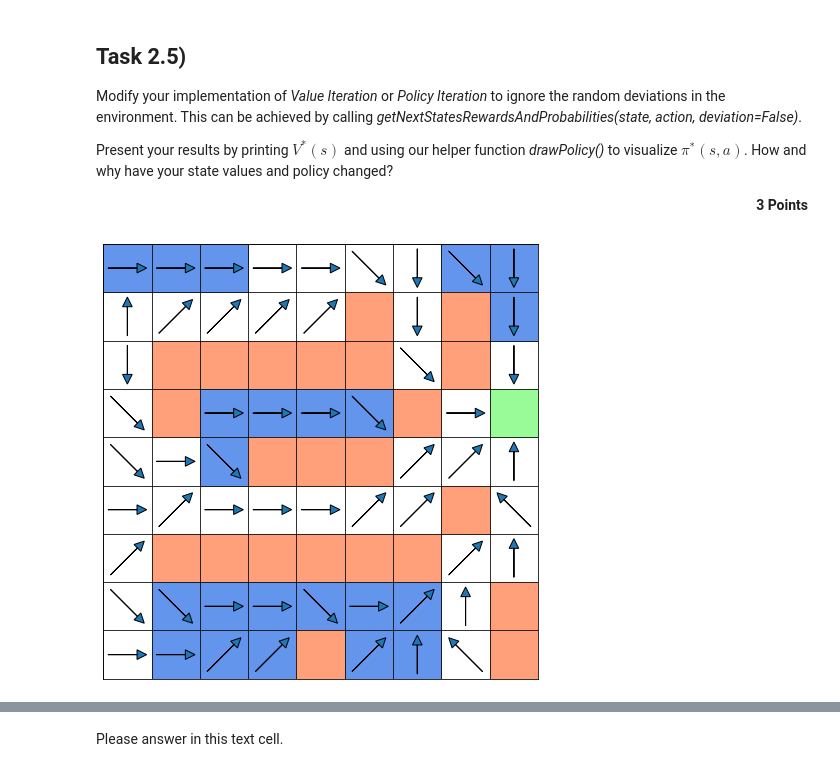
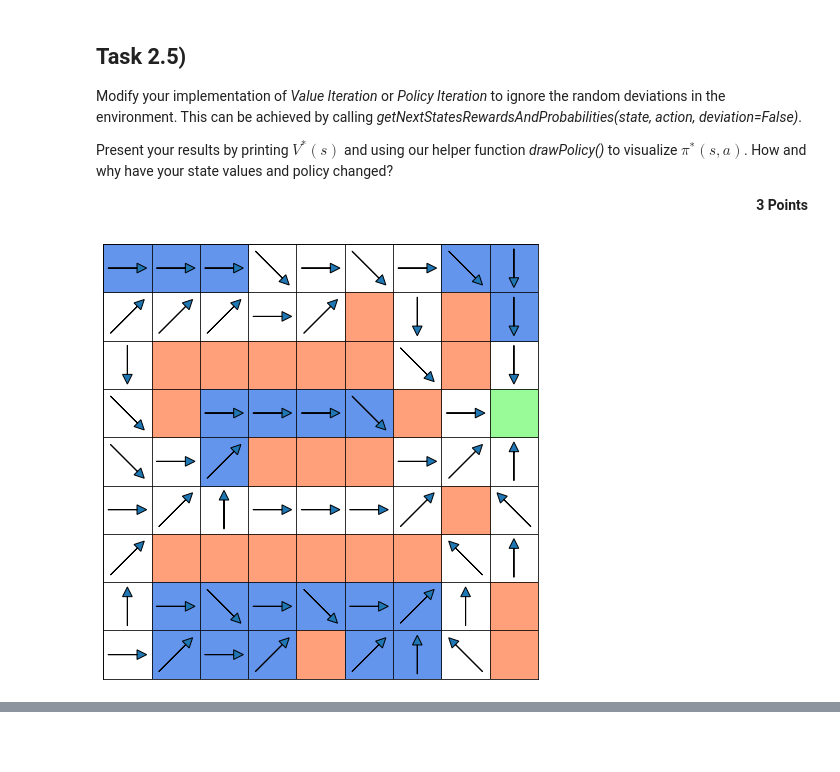
Before and after one commit to Kabilan-T/Robot_Learning, a Jupyter notebook: RL_Assignment_02/RL_Assignment_02.ipynb, the cells around one changed output, grey strips where cells are left out. Cells and saved outputs as stored; diff of their text form; code cells hidden in the pictures; blank space fills up the shorter version.

```diff
--- a/RL_Assignment_02/RL_Assignment_02.ipynb
+++ b/RL_Assignment_02/RL_Assignment_02.ipynb
@@ -91,7 +93,7 @@ terminalStates = [(3,8)]
 actions = np.array([0, 1, 2, 3, 4, 5, 6, 7]) #[NW,      N,      NE,     E,     SE,    S,     SW,     W]
 #example of how to unpack getNextStatesRewardsAndProbabilities(state, action):
 #create dummy state and action
-s_test = (0,6)
+s_test = (0,0)
 a_test = 3
 #call helper function and loop over the return values
 for sPrime, R, P in getNextStatesRewardsAndProbabilities(state=s_test, action=a_test):
@@ -190,6 +193,8 @@ Q = np.zeros((9,9,8))
 
 # Discount factor
 gamma = 0.9
+# Small positive integer
+theta = 1e-8
 # Flag
 policy_stable = False
 
@@ -201,9 +206,9 @@ while policy_stable is False :
         for state in states:
             v = V[state]
             update_value = 0
-            for action in actions:
-                for sPrime, R, P in getNextStatesRewardsAndProbabilities(state,action):
-                    update_value += pi[state][action] * P * ( R + gamma*V[sPrime])
+            action = np.argmax(pi[state])
+            for sPrime, R, P in getNextStatesRewardsAndProbabilities(state,action):
+                update_value += P * ( R + gamma*V[sPrime])
             V[state] = update_value
             delta = max(delta,abs(v-V[state]))
         if delta < theta:
@@ -211,13 +216,13 @@ while policy_stable is False :
     # Policy Improvement
     policy_stable = True
     for state in states:
-        b = np.argmax(pi[state])
         for action in actions:
             for sPrime, R, P in getNextStatesRewardsAndProbabilities(state,action):
                 Q[state][action] += P * ( R + gamma*V[sPrime])
-        pi[state][np.argmax(pi[state])] = 0
-        pi[state][np.argmax(Q[state])]  = 1
+        b = np.argmax(pi[state])
         if b != np.argmax(Q[state]):
+            pi[state][np.argmax(pi[state])] = 0
+            pi[state][np.argmax(Q[state])]  = 1
             policy_stable = False
 
 # Result
@@ -303,50 +316,48 @@ Present your results by printing $V^*(s)$ and using our helper function *drawPol
 # %%
 # Initializing V(s) with zeros
 V = np.zeros((9,9))
 
 # Initializing and defining Policy
 pi = np.zeros((9,9,8))
 define_policy(pi)
 
 # Initilizing Q(s,a) with zeros
 Q = np.zeros((9,9,8))
 
 # Discount factor
 gamma = 0.9
-# Flag
-policy_stable = False
+# Small positive integer
+theta = 1e-8
 
-# Policy Iteration algorithm
-while policy_stable is False :
-    # Policy Evaluation
-    while True:
-        delta = 0
-        for state in states:
-            v = V[state]
+# Value Iteration algorithm
+# Truncated Policy Evaluation
+while True:
+    delta = 0
+    for state in states:
+        v = V[state]
+        update_values = list()
+        for action in actions:
             update_value = 0
-            for action in actions:
-                for sPrime, R, P in getNextStatesRewardsAndProbabilities(state,action,deviation=False):
-                    update_value += pi[state][action] * P * ( R + gamma*V[sPrime])
-            V[state] = update_value
-            delta = max(delta,abs(v-V[state]))
-        if delta < theta:
-            break
-    # Policy Improvement
-    policy_stable = True
-    for state in states:
-        b = np.argmax(pi[state])
-        for action in actions:
             for sPrime, R, P in getNextStatesRewardsAndProbabilities(state,action,deviation=False):
-                Q[state][action] += P * ( R + gamma*V[sPrime])
-        pi[state][np.argmax(pi[state])] = 0
-        pi[state][np.argmax(Q[state])]  = 1
-        if b != np.argmax(Q[state]):
-            policy_stable = False
+                update_value += P * ( R + gamma*V[sPrime])
+            update_values.append(update_value)
+        V[state] = max(update_values)
+        delta = max(delta,abs(v-V[state]))
+    if delta < theta:
+        break
+# Policy Improvement
+for state in states:
+    for action in actions:
+        for sPrime, R, P in getNextStatesRewardsAndProbabilities(state,action,deviation=False):
+            Q[state][action] += P * ( R + gamma*V[sPrime])
+    pi[state][np.argmax(pi[state])] = 0
+    pi[state][np.argmax(Q[state])]  = 1
+
 
 # Result
 drawPolicy(pi)
 print("State Values:")
 print(np.around(V, 1))
 # %% [output]
-[figure, old version]
+[figure, new version]
 State Values:
@@ -361,3 +372 @@ State Values:
  [372.9 397.6 425.1 455.7 489.7 527.4 527.4 527.4 511.4]]
-# %% [markdown]
-Please answer in this text cell.
```
Also changed, not shown: parts of 13 cells of this notebook, 1 other file.
